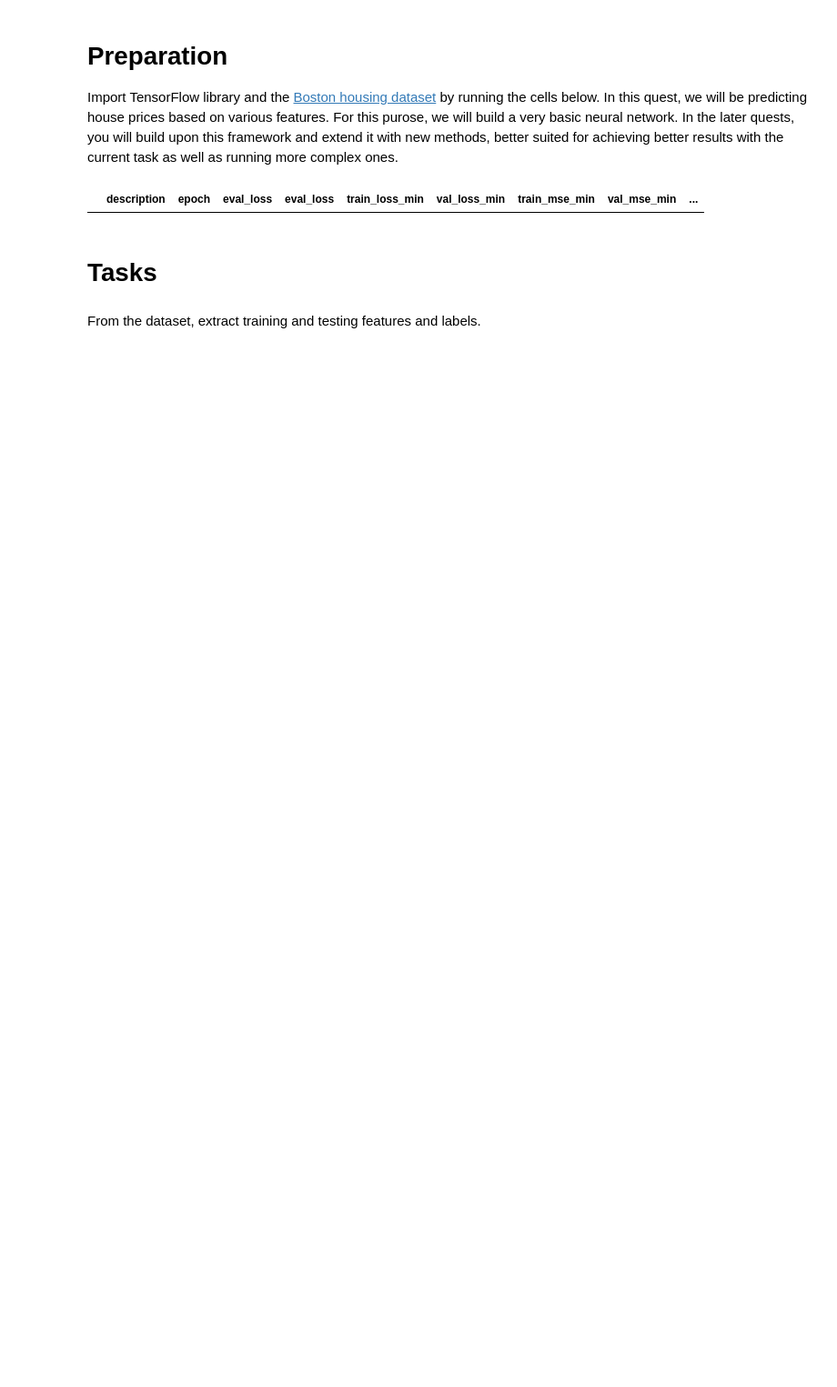
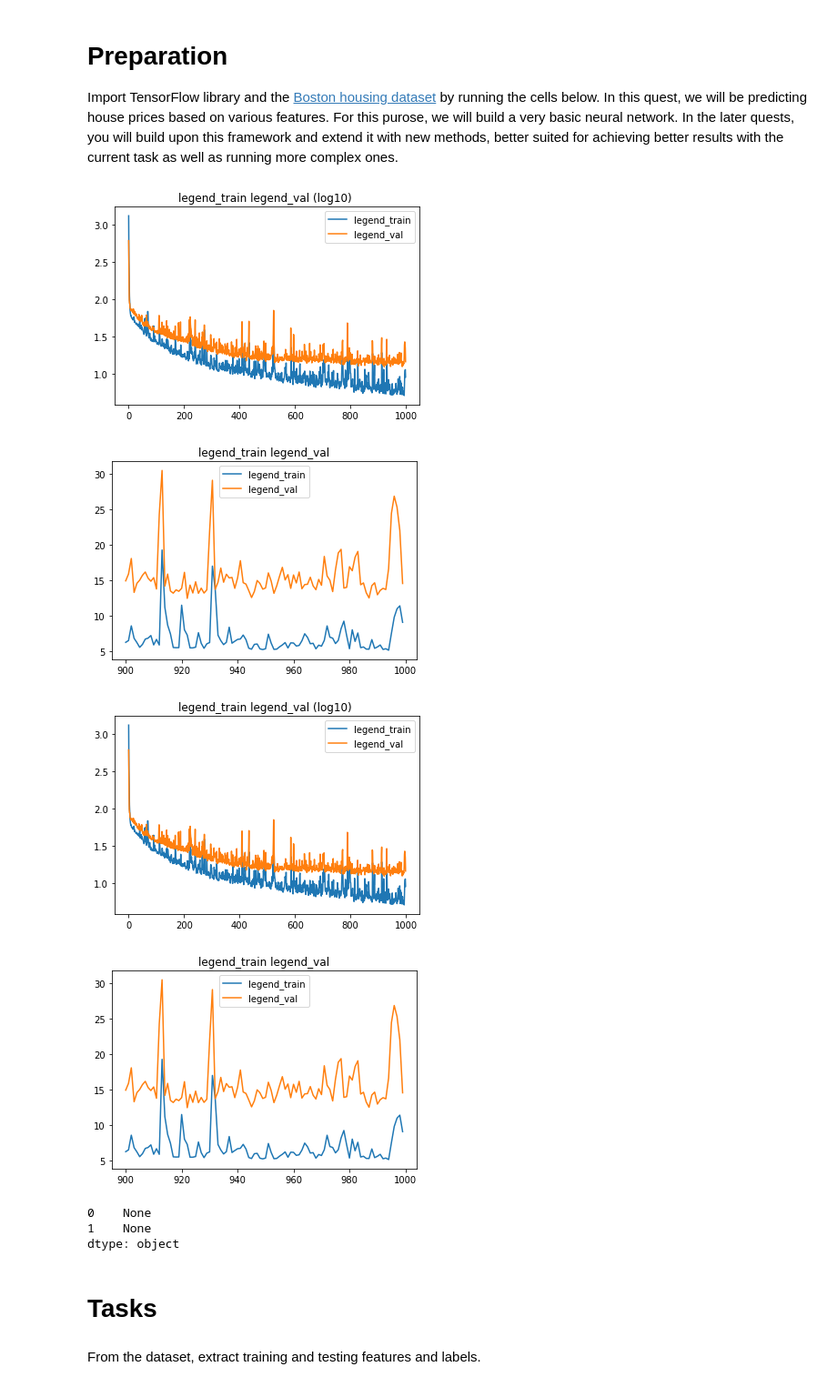
Before and after one commit to martinfinis/HelloCodeSchoolProject, a Jupyter notebook: Quest_NN_1_Martin_V3.ipynb, the cells around one changed output. Shown at 91% size. Drawn from its saved outputs; the diff is of its cells as text; code cells hidden in the pictures; blank space fills up the shorter version.

```diff
--- a/Quest_NN_1_Martin_V3.ipynb
+++ b/Quest_NN_1_Martin_V3.ipynb
@@ -13,4 +13,10 @@ df = pd.DataFrame(columns=['description','epoch','eval_loss','eval_loss','train_
-# %%
-df
-# %% [output]
-|  | description | epoch | eval_loss | eval_loss | train_loss_min | val_loss_min | train_mse_min | val_mse_min | ... |
+# %%
+df.apply(lambda x: print_plot('legend_train','legend_val',x.train_loss_list, x.val_loss_list), axis=1)
+# %% [output]
+[figure, added]
+[figure, added]
+[figure, added]
+[figure, added]
+0    None
+1    None
+dtype: object
```
Also changed, not shown: parts of 46 cells of this notebook.
